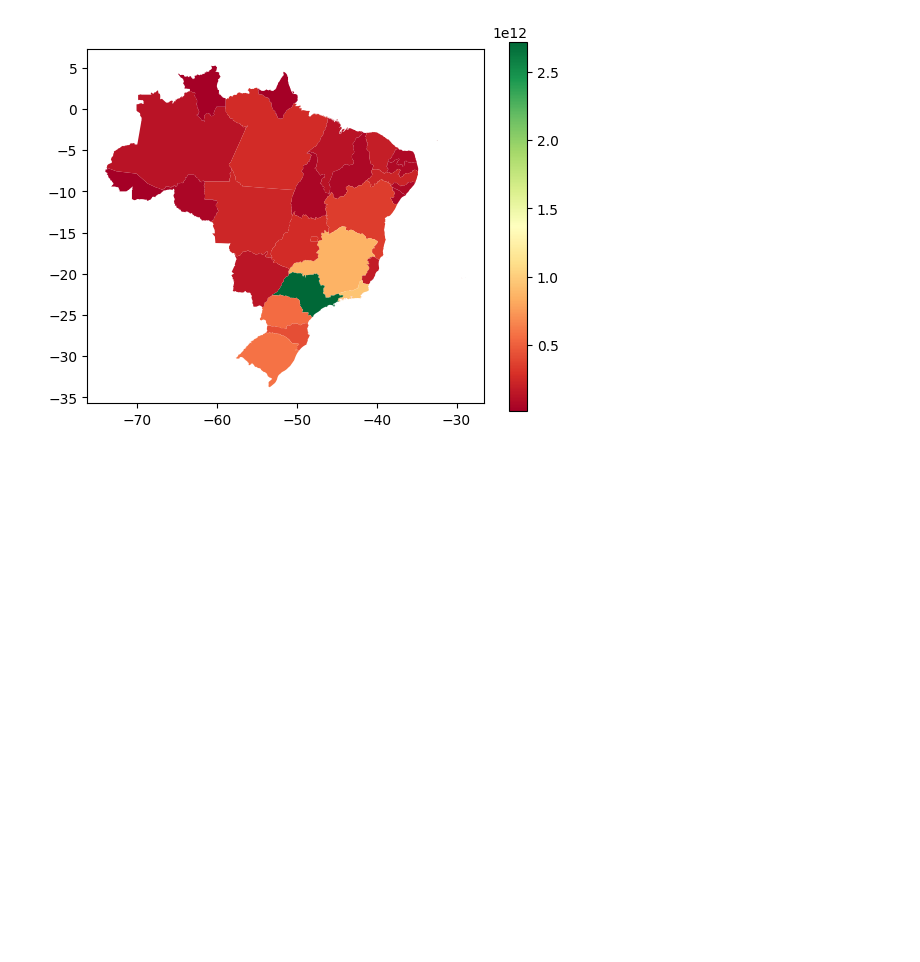
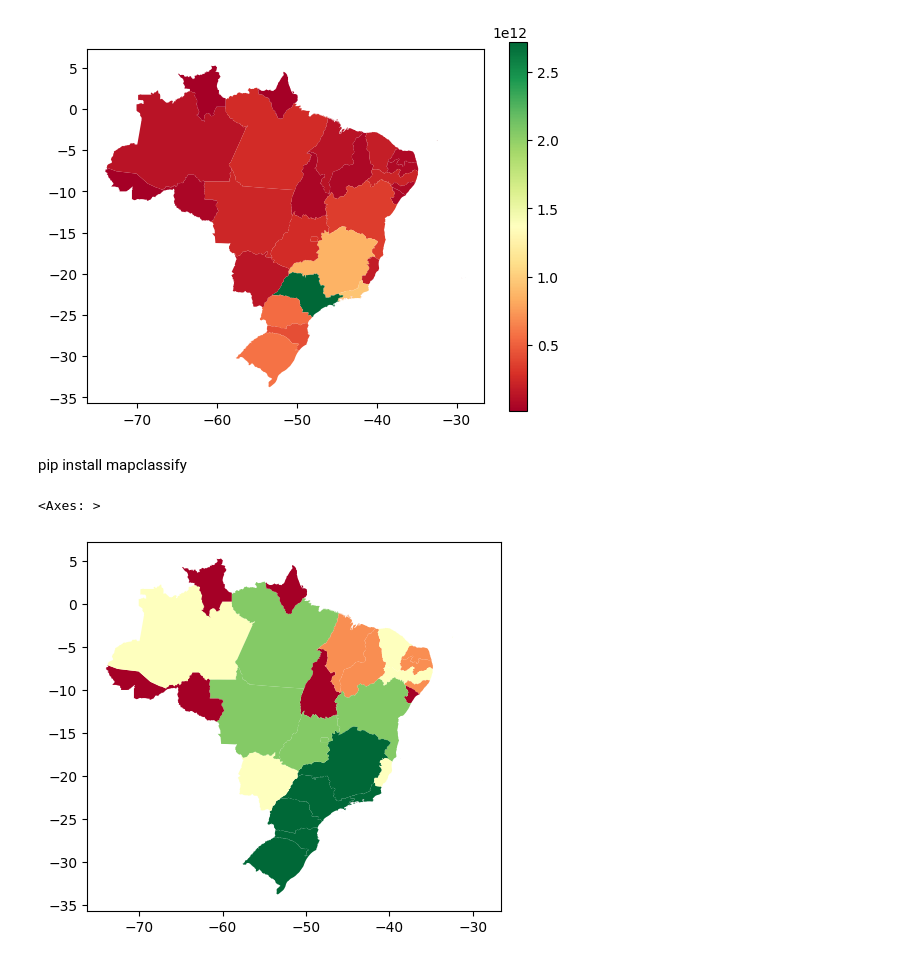
Before and after one commit to LambdaGeo/cdgeo, a Jupyter notebook: notebooks/integrando_dados.ipynb, the cells around one changed output. Drawn from its saved outputs; the diff is of its cells as text; code cells hidden in the pictures; blank space fills up the shorter version.

```diff
--- a/notebooks/integrando_dados.ipynb
+++ b/notebooks/integrando_dados.ipynb
@@ -67,3 +67,10 @@ ufs_merge.plot(column="PIB", cmap="RdYlGn", legend=True)
 # %% [output]
 <Axes: >
 [figure]
+# %% [markdown]
+pip install mapclassify
+# %%
+ufs_merge.plot(column="PIB", cmap="RdYlGn", scheme= "Quantiles", legend=False)
+# %% [output]
+<Axes: >
+[figure, added]
```
Also changed, not shown: parts of 2 cells of this notebook.
